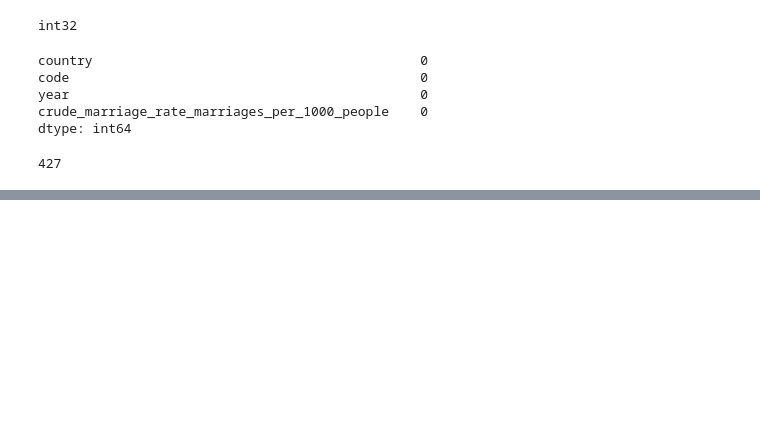
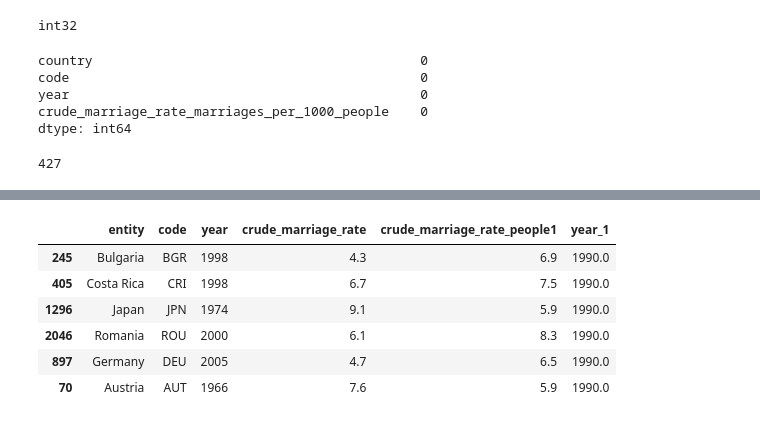
Before and after one commit to YkslB/marriage_statistics, a Jupyter notebook: notebooks/Marriage.ipynb, the cells around one changed output, grey strips where cells are left out. Saved outputs shown, nothing was run; the diff lists cells and outputs as text; code cells hidden in the pictures; blank space fills up the shorter version.

```diff
--- a/notebooks/Marriage.ipynb
+++ b/notebooks/Marriage.ipynb
@@ -278,0 +322,10 @@ df_3.to_sql('married_rate_per_1000', engine, if_exists='replace', index=False)
+# %%
+df_4.sample(6)
+# %% [output]
+|  | entity | code | year | crude_marriage_rate | crude_marriage_rate_people1 | year_1 |
+| 245 | Bulgaria | BGR | 1998 | 4.3 | 6.9 | 1990.0 |
+| 405 | Costa Rica | CRI | 1998 | 6.7 | 7.5 | 1990.0 |
+| 1296 | Japan | JPN | 1974 | 9.1 | 5.9 | 1990.0 |
+| 2046 | Romania | ROU | 2000 | 6.1 | 8.3 | 1990.0 |
+| 897 | Germany | DEU | 2005 | 4.7 | 6.5 | 1990.0 |
+| 70 | Austria | AUT | 1966 | 7.6 | 5.9 | 1990.0 |
```
Also changed, not shown: parts of 21 cells of this notebook, 1 other file.
